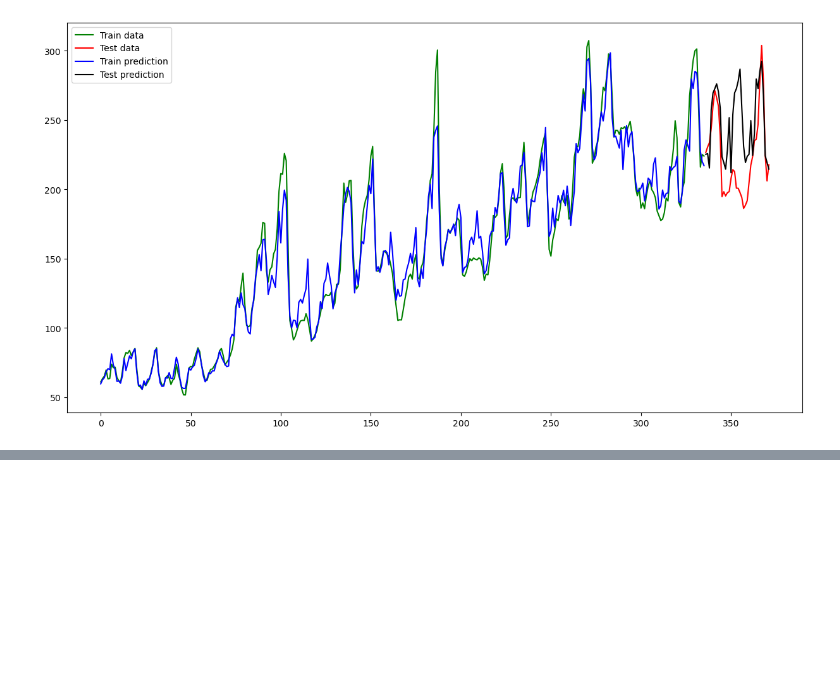
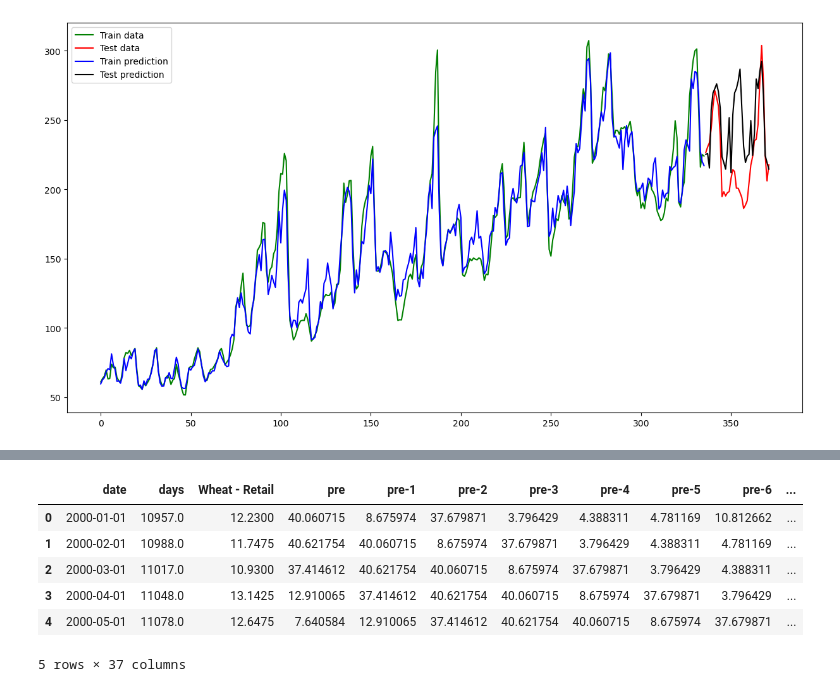
Before and after one commit to wwhite5/Springboard-Capstone-2-Time-Series, a Jupyter notebook: Final_Modeling.ipynb, the cells around one changed output, grey strips where cells are left out. Saved outputs shown, nothing was run; the diff lists cells and outputs as text; code cells hidden in the pictures; blank space fills up the shorter version.

```diff
--- a/Final_Modeling.ipynb
+++ b/Final_Modeling.ipynb
@@ -608,0 +668,17 @@ for i, (train_index, test_index) in enumerate(tscv.split(train)):
+# %%
+AF_df = AF_prices.merge(climate_df, how='left', on='date')
+AF_df['year'] = pd.DatetimeIndex(AF_df['date']).year
+AF_df['month'] = pd.DatetimeIndex(AF_df['date']).month
+
+AF_df = pd.get_dummies(AF_df, columns=['month'])
+AF_df.dropna(inplace=True)
+
+AF_df.head()
+# %% [output]
+|  | date | days | Wheat - Retail | pre | pre-1 | pre-2 | pre-3 | pre-4 | pre-5 | pre-6 | ... |
+| 0 | 2000-01-01 | 10957.0 | 12.2300 | 40.060715 | 8.675974 | 37.679871 | 3.796429 | 4.388311 | 4.781169 | 10.812662 | ... |
+| 1 | 2000-02-01 | 10988.0 | 11.7475 | 40.621754 | 40.060715 | 8.675974 | 37.679871 | 3.796429 | 4.388311 | 4.781169 | ... |
+| 2 | 2000-03-01 | 11017.0 | 10.9300 | 37.414612 | 40.621754 | 40.060715 | 8.675974 | 37.679871 | 3.796429 | 4.388311 | ... |
+| 3 | 2000-04-01 | 11048.0 | 13.1425 | 12.910065 | 37.414612 | 40.621754 | 40.060715 | 8.675974 | 37.679871 | 3.796429 | ... |
+| 4 | 2000-05-01 | 11078.0 | 12.6475 | 7.640584 | 12.910065 | 37.414612 | 40.621754 | 40.060715 | 8.675974 | 37.679871 | ... |
+5 rows × 37 columns
```
Also changed, not shown: parts of 16 cells of this notebook, 1 other file.
